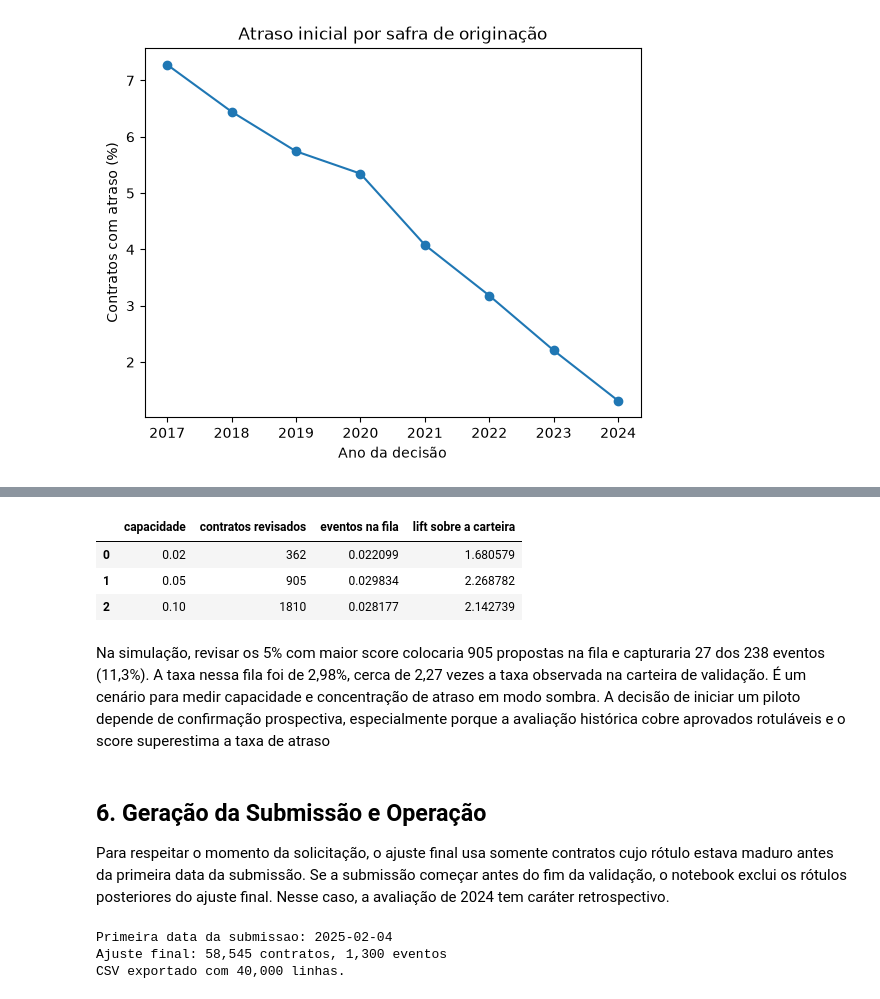
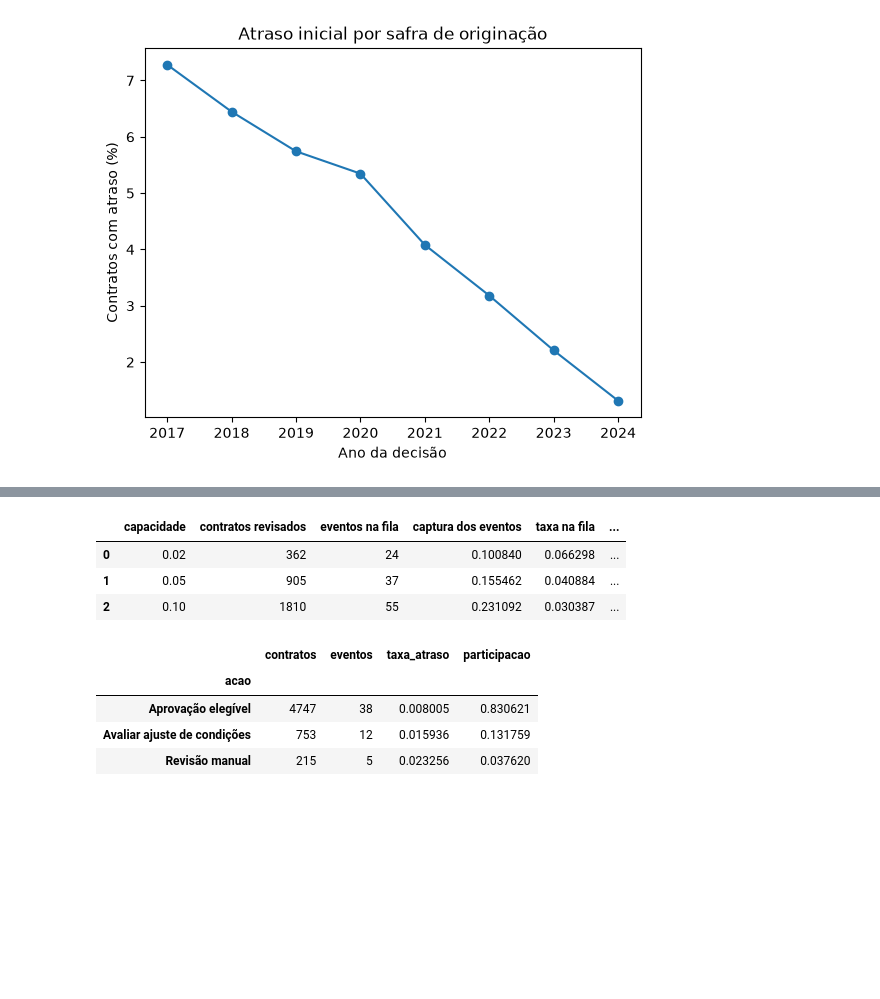
Before and after one commit to pedro-beaumord/datarisk-ds, a Jupyter notebook: notebook/case-risco-credito.ipynb, the cells around one changed output, grey strips where cells are left out. Drawn from its saved outputs; the diff is of its cells as text; code cells hidden in the pictures; blank space fills up the shorter version.

```diff
--- a/notebook/case-risco-credito.ipynb
+++ b/notebook/case-risco-credito.ipynb
@@ -409,52 +565,34 @@ Simulamos a capacidade da equipe de crédito, encaminhando os maiores scores de
 # %%
-ordenada = validacao.sort_values("score", ascending= False, kind="stable")
-
+ordenada = validacao.sort_values("score", ascending=False, kind="stable")
 cenarios = []
-
 for capacidade in (.02, .05, .10):
     fila = ordenada.head(int(np.ceil(capacidade * len(ordenada))))
     cenarios.append({
-        "capacidade": capacidade,
-        "contratos revisados": len(fila),
-        "eventos na fila": fila.target.mean(),
-        "lift sobre a carteira": fila.target.mean() / ordenada.target.mean()
+        "capacidade": capacidade, "contratos revisados": len(fila),
+        "eventos na fila": fila.target.sum(),
+        "captura dos eventos": fila.target.sum() / ordenada.target.sum(),
+        "taxa na fila": fila.target.mean(),
+        "lift sobre a carteira": fila.target.mean() / ordenada.target.mean(),
     })
-
 display(pd.DataFrame(cenarios))
+cortes = calibracao.score.quantile([.8, .95])
+teste_politica = teste_calibracao.assign(acao=np.select(
+    [teste_calibracao.score.le(cortes.loc[.8]), teste_calibracao.score.le(cortes.loc[.95])],
+    ["Aprovação elegível", "Avaliar ajuste de condições"],
+    default="Revisão manual",
+))
+politica = teste_politica.groupby("acao")["target"].agg(
+    contratos="size", eventos="sum", taxa_atraso="mean",
+)
+politica["participacao"] = politica.contratos / len(teste_politica)
+display(politica)
 # %% [output]
-|  | capacidade | contratos revisados | eventos na fila | lift sobre a carteira |
-| 0 | 0.02 | 362 | 0.022099 | 1.680579 |
-| 1 | 0.05 | 905 | 0.029834 | 2.268782 |
-| 2 | 0.10 | 1810 | 0.028177 | 2.142739 |
+|  | capacidade | contratos revisados | eventos na fila | captura dos eventos | taxa na fila | ... |
+| 0 | 0.02 | 362 | 24 | 0.100840 | 0.066298 | ... |
+| 1 | 0.05 | 905 | 37 | 0.155462 | 0.040884 | ... |
+| 2 | 0.10 | 1810 | 55 | 0.231092 | 0.030387 | ... |
+|  | contratos | eventos | taxa_atraso | participacao |
+| acao |  |  |  |  |
+| Aprovação elegível | 4747 | 38 | 0.008005 | 0.830621 |
+| Avaliar ajuste de condições | 753 | 12 | 0.015936 | 0.131759 |
+| Revisão manual | 215 | 5 | 0.023256 | 0.037620 |
-# %% [markdown]
-Na simulação, revisar os 5% com maior score colocaria 905 propostas na fila e capturaria 27 dos 238 eventos (11,3%). A taxa nessa fila foi de 2,98%, cerca de 2,27 vezes a taxa observada na carteira de validação. É um cenário para medir capacidade e concentração de atraso em modo sombra. A decisão de iniciar um piloto depende de confirmação prospectiva, especialmente porque a avaliação histórica cobre aprovados rotuláveis e o score superestima a taxa de atraso
-# %% [markdown]
-## 6. Geração da Submissão e Operação
-
-Para respeitar o momento da solicitação, o ajuste final usa somente contratos cujo rótulo estava maduro antes da primeira data da submissão. Se a submissão começar antes do fim da validação, o notebook exclui os rótulos posteriores do ajuste final. Nesse caso, a avaliação de 2024 tem caráter retrospectivo.
-# %%
-corte_submissao = pontuar.data_evento.min()
-base_final = treinavel.loc[
-    datas.ge(inicio_treino)
-    & datas.lt(min(corte_submissao, fim_validacao))
-    & treinavel.data_rotulo.lt(corte_submissao)
-]
-
-assert base_final.target.nunique() == 2
-print(f"Primeira data da submissao: {corte_submissao.date()}")
-print(f"Ajuste final: {len(base_final):,} contratos, {base_final.target.sum():,} eventos")
-
-colunas = experimentos[MODELO_ESCOLHIDO]
-final = ajustar(base_final, colunas)
-arquivo = solicitacoes[["id_cliente"]].copy()
-arquivo["probabilidade_inadimplencia"] = final.predict_proba(pontuar[colunas])[:,1]
-
-assert len(arquivo) == len(solicitacoes) and arquivo.id_cliente.is_unique
-assert arquivo.probabilidade_inadimplencia.between(0,1).all()
-
-arquivo.to_csv("submissao_case.csv", index=False, float_format= "%.8f")
-print(f"CSV exportado com {len(arquivo):,} linhas.")
-# %% [output]
-Primeira data da submissao: 2025-02-04
-Ajuste final: 58,545 contratos, 1,300 eventos
-CSV exportado com 40,000 linhas.
```
Also changed, not shown: parts of 24 cells of this notebook, 4 other files.
